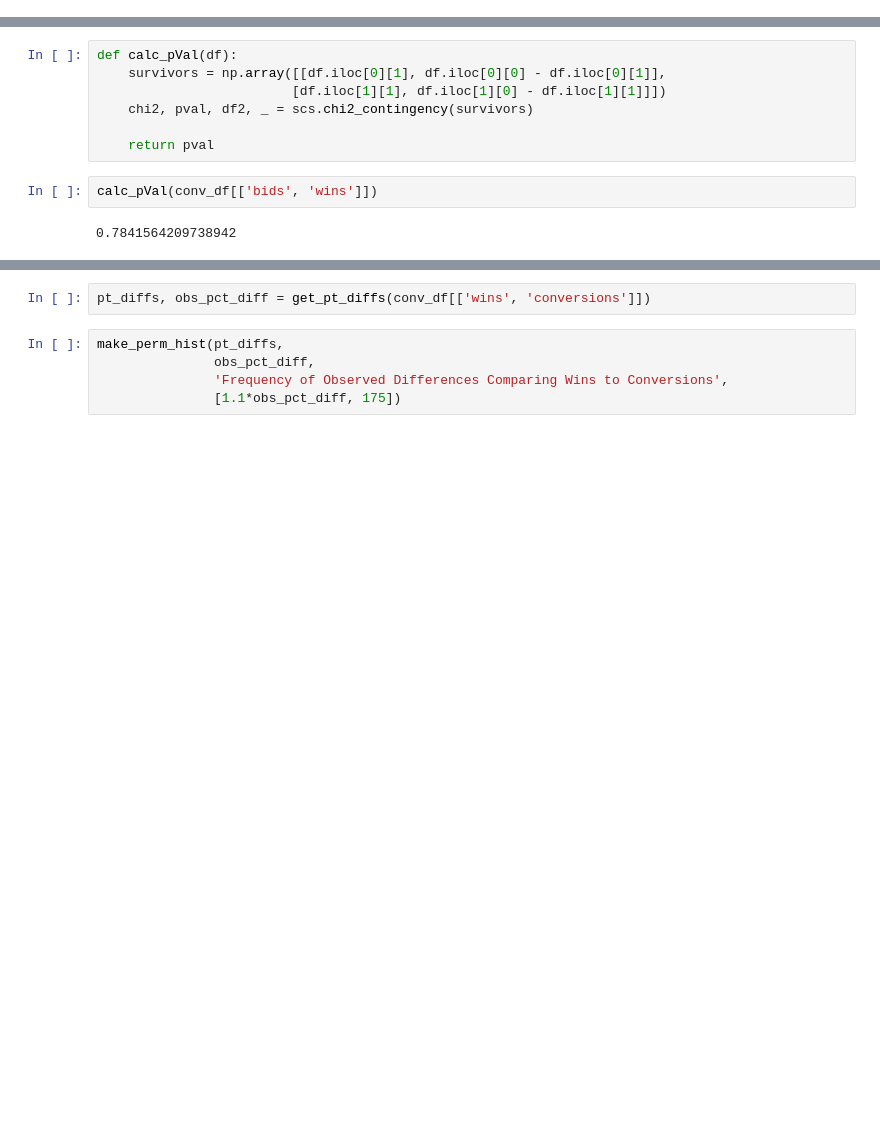
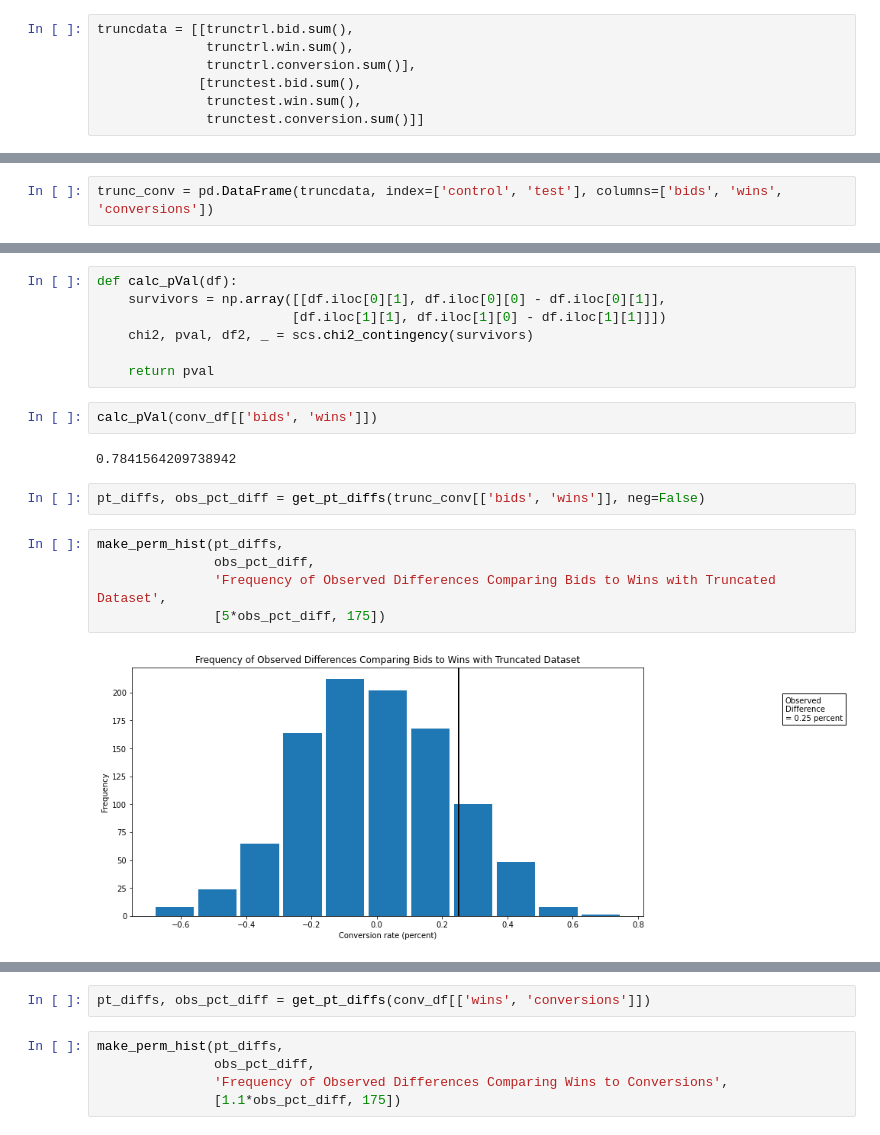
Before and after one commit to jkurdys/Vericast, a Jupyter notebook: notebooks/EDA.ipynb, the cells around one changed output, grey strips where cells are left out. Drawn from its saved outputs; the diff is of its cells as text; blank space fills up the shorter version.

```diff
--- a/notebooks/EDA.ipynb
+++ b/notebooks/EDA.ipynb
@@ -683,5 +633,14 @@ data = [[control_bids.bid.sum(),
+# %%
+truncdata = [[trunctrl.bid.sum(),
+              trunctrl.win.sum(),
+              trunctrl.conversion.sum()],
+             [trunctest.bid.sum(),
+              trunctest.win.sum(),
+              trunctest.conversion.sum()]]
 # %%
 conv_df = pd.DataFrame(data, index=['control', 'test'], columns=['bids', 'wins', 'conversions'])
+# %%
+trunc_conv = pd.DataFrame(truncdata, index=['control', 'test'], columns=['bids', 'wins', 'conversions'])
 # %%
 conv_df
 # %% [output]
@@ -741,3 +709,12 @@ def calc_pVal(df):
 calc_pVal(conv_df[['bids', 'wins']])
 # %% [output]
 0.7841564209738942
+# %%
+pt_diffs, obs_pct_diff = get_pt_diffs(trunc_conv[['bids', 'wins']], neg=False)
+# %%
+make_perm_hist(pt_diffs,
+               obs_pct_diff,
+               'Frequency of Observed Differences Comparing Bids to Wins with Truncated Dataset',
+               [5*obs_pct_diff, 175])
+# %% [output]
+[figure, added]
```
Also changed, not shown: parts of 28 cells of this notebook, 4 other files.
